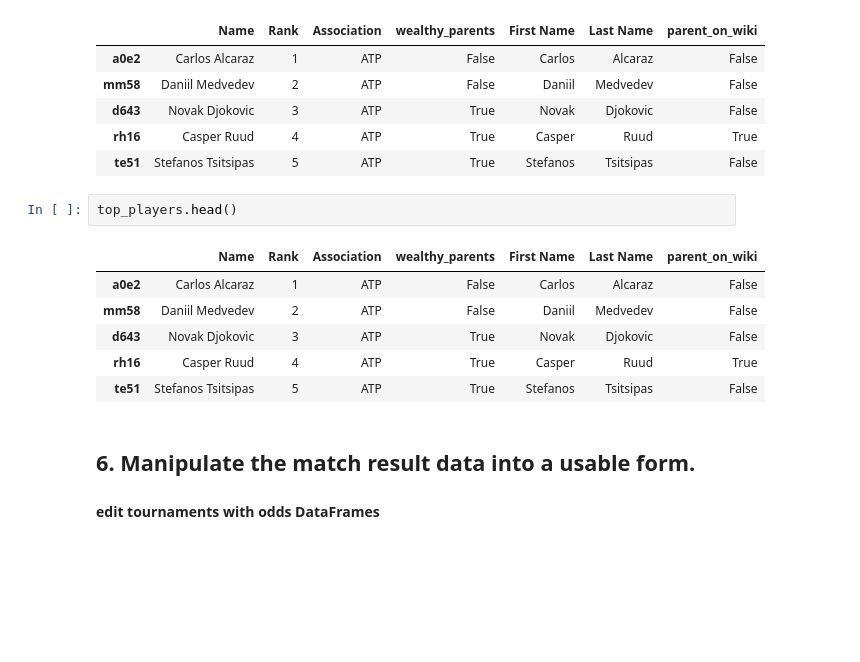
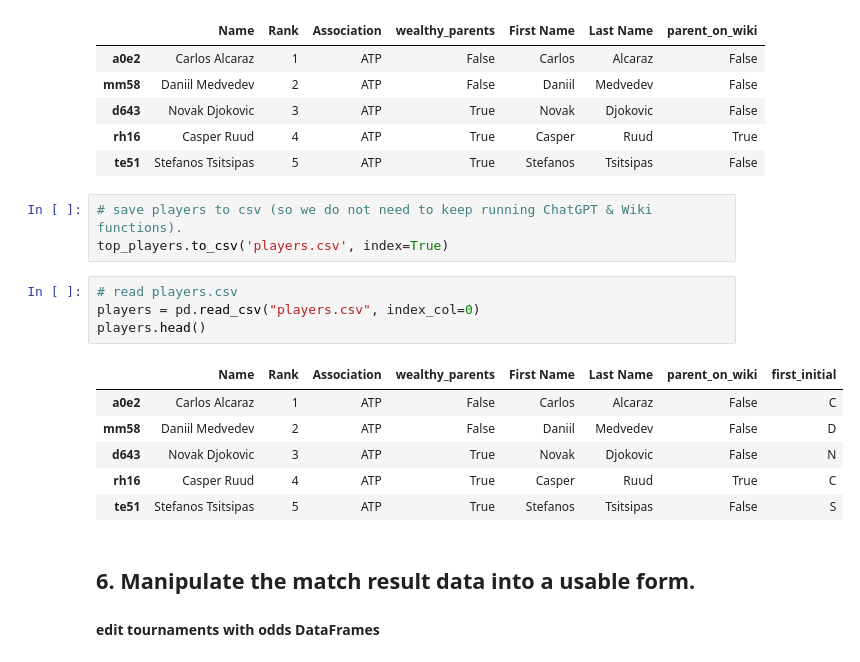
Before and after one commit to mmmcustard/analytics158739, a Jupyter notebook: 158739Assignment4.ipynb, the cells around one changed output. Drawn from its saved outputs; the diff is of its cells as text; blank space fills up the shorter version.

```diff
--- a/158739Assignment4.ipynb
+++ b/158739Assignment4.ipynb
@@ -386,14 +386,19 @@ Gómez
 | rh16 | Casper Ruud | 4 | ATP | True | Casper | Ruud | True |
 | te51 | Stefanos Tsitsipas | 5 | ATP | True | Stefanos | Tsitsipas | False |
 # %%
-top_players.head()
+# save players to csv (so we do not need to keep running ChatGPT & Wiki functions).
+top_players.to_csv('players.csv', index=True)
-# %% [output]
-|  | Name | Rank | Association | wealthy_parents | First Name | Last Name | parent_on_wiki |
-| a0e2 | Carlos Alcaraz | 1 | ATP | False | Carlos | Alcaraz | False |
-| mm58 | Daniil Medvedev | 2 | ATP | False | Daniil | Medvedev | False |
-| d643 | Novak Djokovic | 3 | ATP | True | Novak | Djokovic | False |
-| rh16 | Casper Ruud | 4 | ATP | True | Casper | Ruud | True |
-| te51 | Stefanos Tsitsipas | 5 | ATP | True | Stefanos | Tsitsipas | False |
+# %%
+# read players.csv
+players = pd.read_csv("players.csv", index_col=0)
+players.head()
+# %% [output]
+|  | Name | Rank | Association | wealthy_parents | First Name | Last Name | parent_on_wiki | first_initial |
+| a0e2 | Carlos Alcaraz | 1 | ATP | False | Carlos | Alcaraz | False | C |
+| mm58 | Daniil Medvedev | 2 | ATP | False | Daniil | Medvedev | False | D |
+| d643 | Novak Djokovic | 3 | ATP | True | Novak | Djokovic | False | N |
+| rh16 | Casper Ruud | 4 | ATP | True | Casper | Ruud | True | C |
+| te51 | Stefanos Tsitsipas | 5 | ATP | True | Stefanos | Tsitsipas | False | S |
 # %% [markdown]
 ## 6. Manipulate the match result data into a usable form.
 
```
Also changed, not shown: parts of 9 cells of this notebook, 3 other files.
